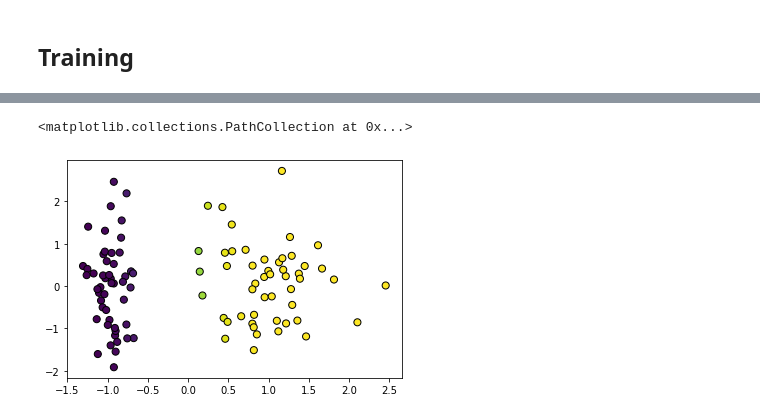
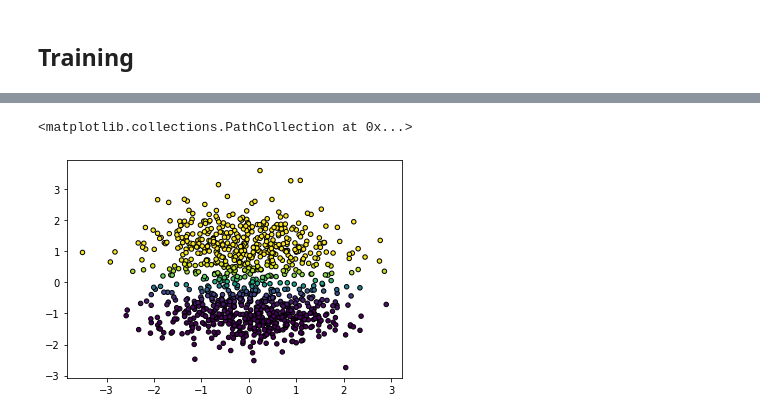
Before and after one commit to marcbreitung/machine-learning-notebooks, a Jupyter notebook: tensor-flow-basics/logistic_regression.ipynb, the cells around one changed output, grey strips where cells are left out. Saved outputs shown, nothing was run; the diff lists cells and outputs as text; code cells hidden in the pictures.

```diff
--- a/tensor-flow-basics/logistic_regression.ipynb
+++ b/tensor-flow-basics/logistic_regression.ipynb
@@ -11,5 +12,4 @@ import logging
 # %% [markdown]
 ## Generate data
 # %%
-X, y = make_classification(n_features=2, n_redundant=0, n_informative=1, n_clusters_per_class=1, random_state=42)
-plt.scatter(X[:, 0], X[:, 1], marker='o', c=y, s=50, edgecolor='k')
+X, y = make_classification(n_samples=1000, n_features=2, n_redundant=0, n_informative=1, n_clusters_per_class=1, random_state=5)
@@ -18,0 +18,3 @@ plt.scatter(X[:, 0], X[:, 1], marker='o', c=y, s=50, edgecolor='k')
+# %%
+X_train, X_test, y_train, y_test = train_test_split(X, y, test_size=0.2, random_state=42)
+plt.scatter(X_train[:, 0], X_train[:, 1], marker='o', c=y_train, s=20, edgecolor='k')
@@ -42,8 +47,8 @@ _________________________________________________________________
 # %% [markdown]
 ## Training
 # %%
-model.compile(loss='mean_squared_error', optimizer=tf.keras.optimizers.Adam(0.1), metrics=['accuracy'])
-history = model.fit(X, y, epochs=100, verbose=False)
+model.compile(loss='binary_crossentropy', optimizer=tf.keras.optimizers.Adam(0.1), metrics=['accuracy'])
+history = model.fit(X_train, y_train, epochs=100, verbose=False)
 # %%
 plt.xlabel('Epoch Number')
 plt.ylabel("Loss Magnitude")
@@ -66,7 +71,7 @@ pred = model.predict(X)
 # %%
 pred_y = np.reshape(pred, pred.size, order='F')
 # %%
-plt.scatter(X[:, 0], X[:, 1], marker='o', c=pred_y, s=50, edgecolor='k')
+plt.scatter(X[:, 0], X[:, 1], marker='o', c=pred_y, s=20, edgecolor='k')
 # %% [output]
 <matplotlib.collections.PathCollection at 0x...>
-[figure, old version]
+[figure, new version]
```
Also changed, not shown: parts of 7 cells of this notebook, 1 other file.
